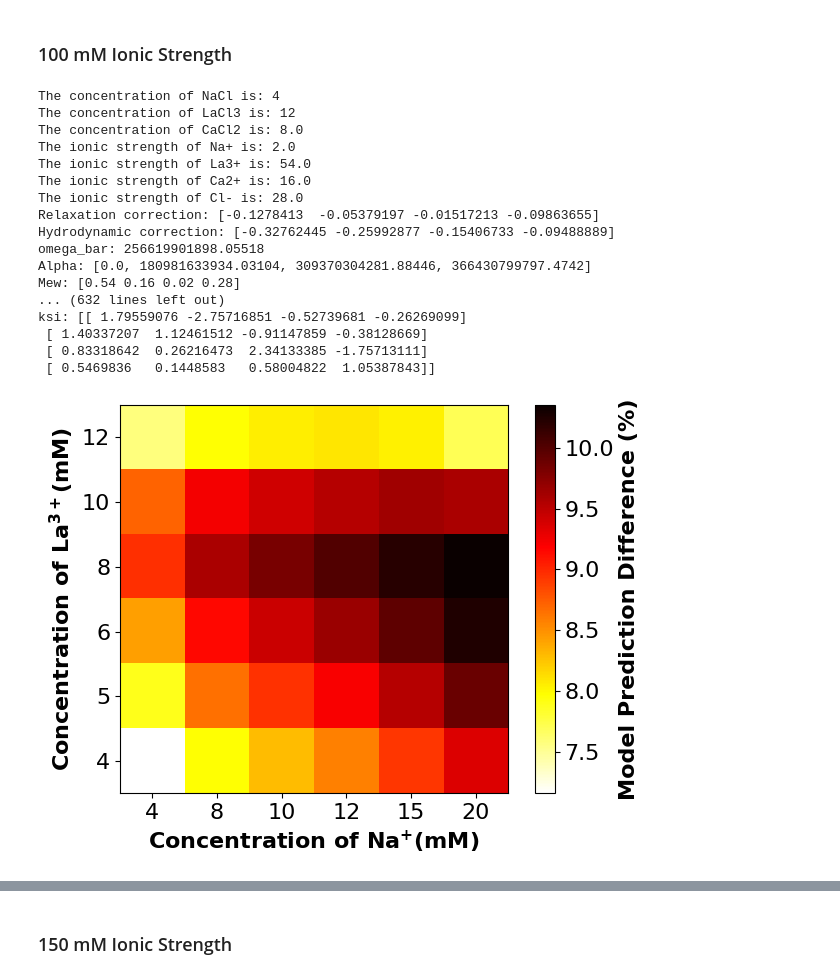
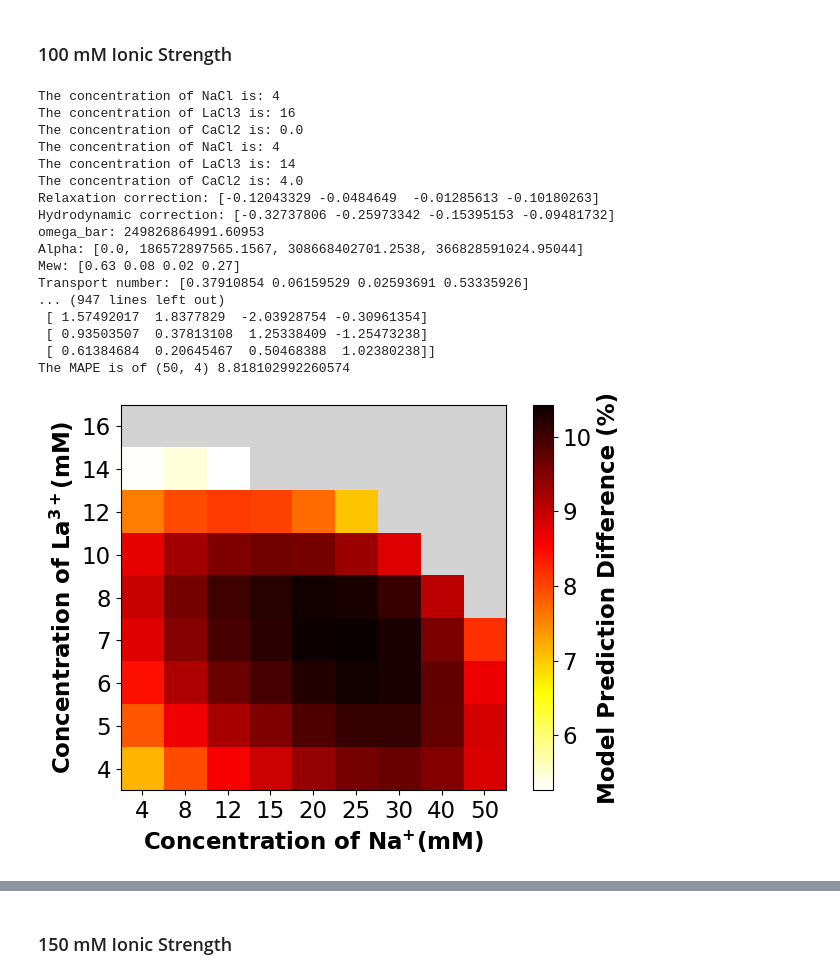
Before and after one commit to dowlinglab/salts-conductivity-modelling, a Jupyter notebook: Three-salt-experiments.ipynb, the cells around one changed output, grey strips where cells are left out. Drawn from its saved outputs; the diff is of its cells as text; code cells hidden in the pictures.

```diff
--- a/Three-salt-experiments.ipynb
+++ b/Three-salt-experiments.ipynb
@@ -408,28 +469,30 @@ ksi: [[ 1.85228082 -4.36935871 -0.50703246 -0.26324726]
 # %%
 # data in mM
 ionic_strength_100 = 100
 
 # cation concentration in mM
-na_100 = [4, 8, 10, 12, 15, 20]
-la_100 = [12, 10, 8, 6, 5, 4]
+# na_100 = [4, 8, 10, 12, 15, 20]
+# la_100 = [12, 10, 8, 6, 5, 4]
+na_100 = [4, 8, 12, 15, 20, 25, 30, 40, 50]
+la_100 = [16, 14, 12, 10, 8, 7, 6, 5, 4]
 
 three_salts_conc(la_100, na_100, ionic_strength_100, "ionic_str_100")
 # %% [output]
 The concentration of NaCl is: 4
-The concentration of LaCl3 is: 12
-The concentration of CaCl2 is: 8.0
-The ionic strength of Na+ is: 2.0
-The ionic strength of La3+ is: 54.0
-The ionic strength of Ca2+ is: 16.0
-The ionic strength of Cl- is: 28.0
-Relaxation correction: [-0.1278413  -0.05379197 -0.01517213 -0.09863655]
-Hydrodynamic correction: [-0.32762445 -0.25992877 -0.15406733 -0.09488889]
-omega_bar: 256619901898.05518
-Alpha: [0.0, 180981633934.03104, 309370304281.88446, 366430799797.4742]
-Mew: [0.54 0.16 0.02 0.28]
-... (632 lines left out)
-ksi: [[ 1.79559076 -2.75716851 -0.52739681 -0.26269099]
- [ 1.40337207  1.12461512 -0.91147859 -0.38128669]
- [ 0.83318642  0.26216473  2.34133385 -1.75713111]
- [ 0.5469836   0.1448583   0.58004822  1.05387843]]
+The concentration of LaCl3 is: 16
+The concentration of CaCl2 is: 0.0
+The concentration of NaCl is: 4
+The concentration of LaCl3 is: 14
+The concentration of CaCl2 is: 4.0
+Relaxation correction: [-0.12043329 -0.0484649  -0.01285613 -0.10180263]
+Hydrodynamic correction: [-0.32737806 -0.25973342 -0.15395153 -0.09481732]
+omega_bar: 249826864991.60953
+Alpha: [0.0, 186572897565.1567, 308668402701.2538, 366828591024.95044]
+Mew: [0.63 0.08 0.02 0.27]
+Transport number: [0.37910854 0.06159529 0.02593691 0.53335926]
+... (947 lines left out)
+ [ 1.57492017  1.8377829  -2.03928754 -0.30961354]
+ [ 0.93503507  0.37813108  1.25338409 -1.25473238]
+ [ 0.61384684  0.20645467  0.50468388  1.02380238]]
+The MAPE is of (50, 4) 8.818102992260574
-[figure, old version]
+[figure, new version]
```
Also changed, not shown: parts of 9 cells of this notebook, 13 other files.
